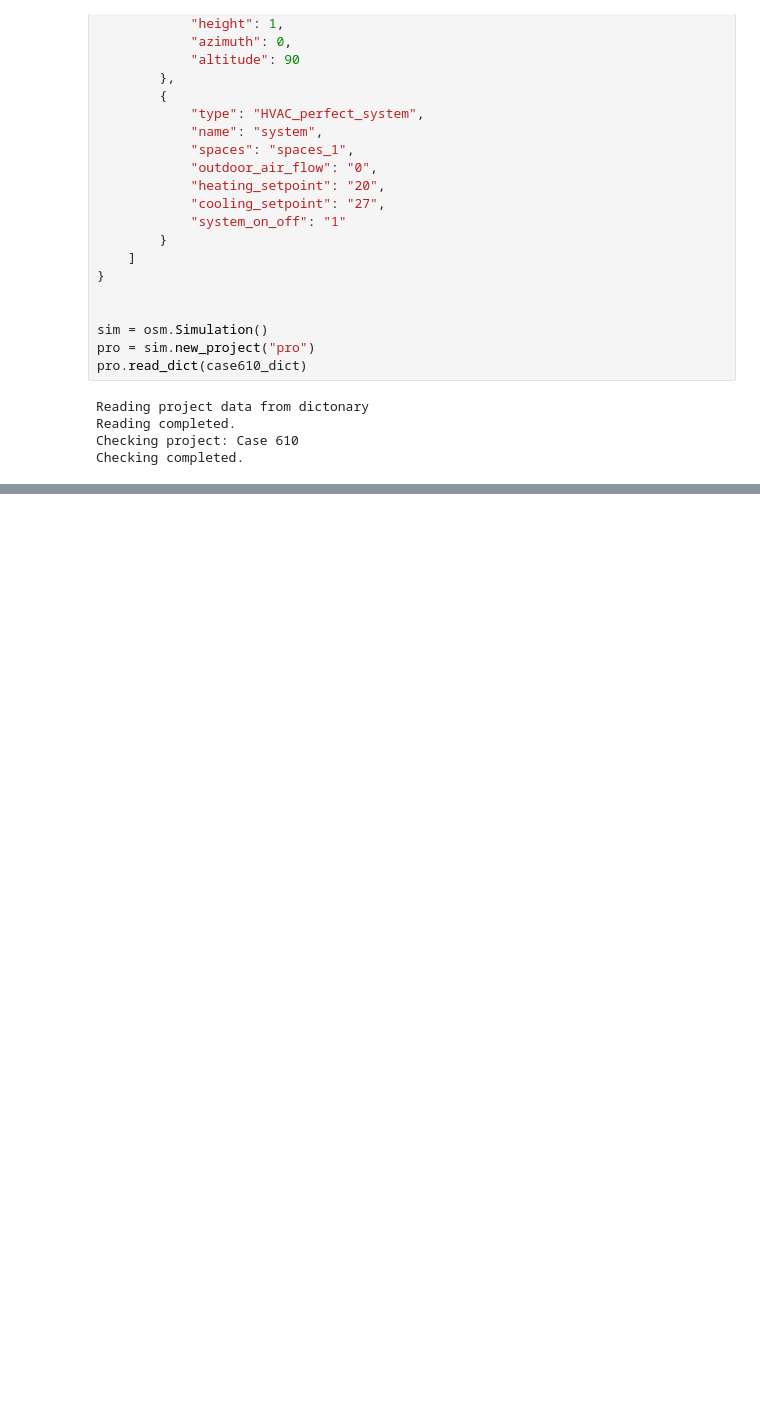
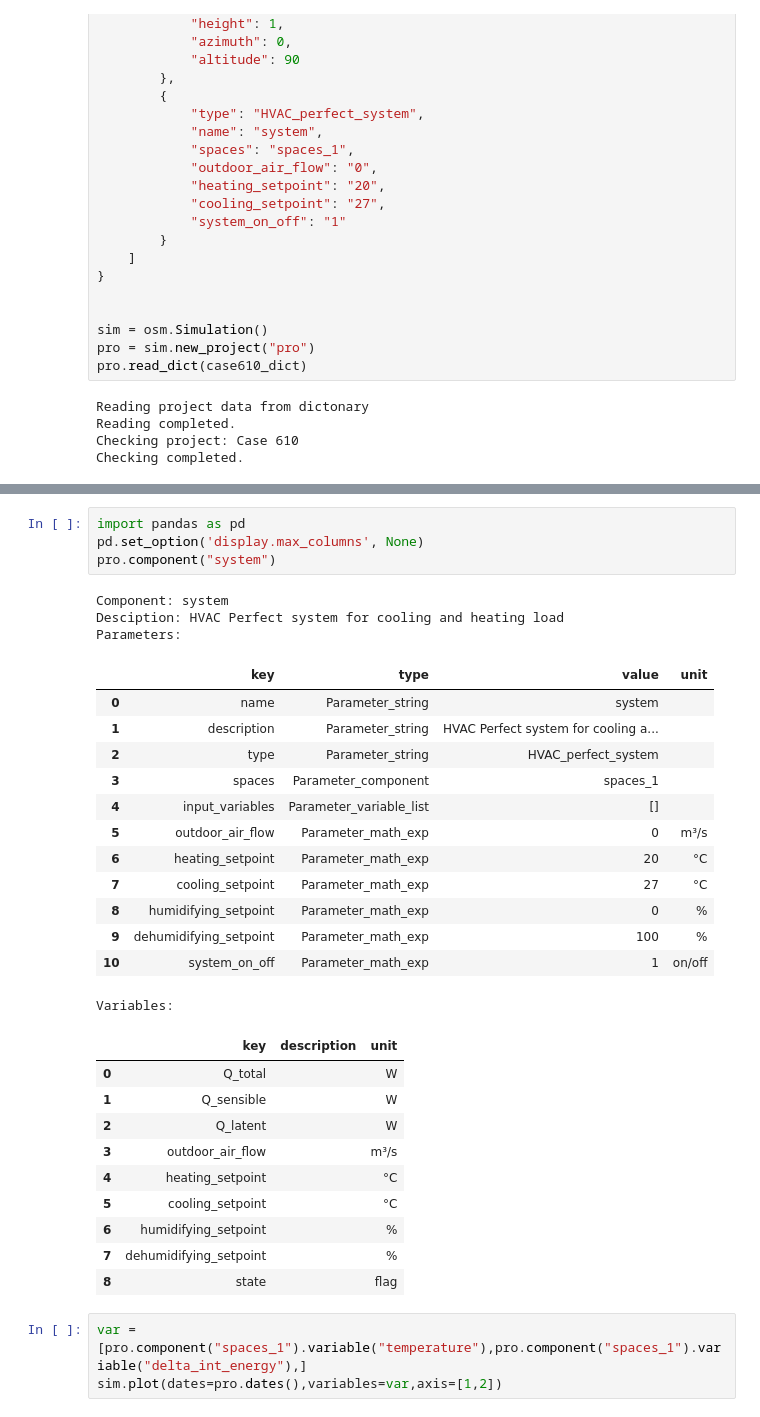
Before and after one commit to jfCoronel/OpenSimula, a Jupyter notebook: jupyter/debug/ASHRAE_140_CASE_610.ipynb, the cells around one changed output, grey strips where cells are left out. Cells and saved outputs as stored; diff of their text form; blank space fills up the shorter version.

```diff
--- a/jupyter/debug/ASHRAE_140_CASE_610.ipynb
+++ b/jupyter/debug/ASHRAE_140_CASE_610.ipynb
@@ -362,0 +363,34 @@ Simulating Case 600: ...
+# %%
+import pandas as pd
+pd.set_option('display.max_columns', None)
+pro.component("system")
+# %% [output]
+Component: system
+Desciption: HVAC Perfect system for cooling and heating load
+Parameters:
+|  | key | type | value | unit |
+| 0 | name | Parameter_string | system |  |
+| 1 | description | Parameter_string | HVAC Perfect system for cooling a... |  |
+| 2 | type | Parameter_string | HVAC_perfect_system |  |
+| 3 | spaces | Parameter_component | spaces_1 |  |
+| 4 | input_variables | Parameter_variable_list | [] |  |
+| 5 | outdoor_air_flow | Parameter_math_exp | 0 | m³/s |
+| 6 | heating_setpoint | Parameter_math_exp | 20 | °C |
+| 7 | cooling_setpoint | Parameter_math_exp | 27 | °C |
+| 8 | humidifying_setpoint | Parameter_math_exp | 0 | % |
+| 9 | dehumidifying_setpoint | Parameter_math_exp | 100 | % |
+| 10 | system_on_off | Parameter_math_exp | 1 | on/off |
+Variables:
+|  | key | description | unit |
+| 0 | Q_total |  | W |
+| 1 | Q_sensible |  | W |
+| 2 | Q_latent |  | W |
+| 3 | outdoor_air_flow |  | m³/s |
+| 4 | heating_setpoint |  | °C |
+| 5 | cooling_setpoint |  | °C |
+| 6 | humidifying_setpoint |  | % |
+| 7 | dehumidifying_setpoint |  | % |
+| 8 | state |  | flag |
+# %%
+var = [pro.component("spaces_1").variable("temperature"),pro.component("spaces_1").variable("delta_int_energy"),]
+sim.plot(dates=pro.dates(),variables=var,axis=[1,2])
```
Also changed, not shown: parts of 2 cells of this notebook, 4 other files.
